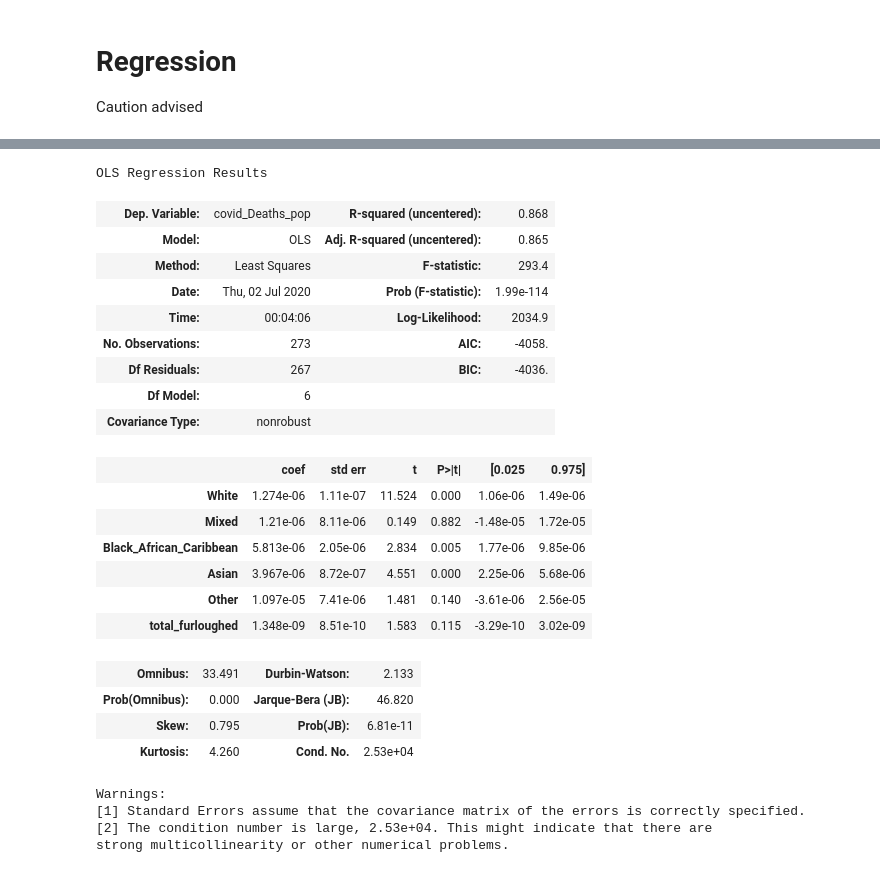
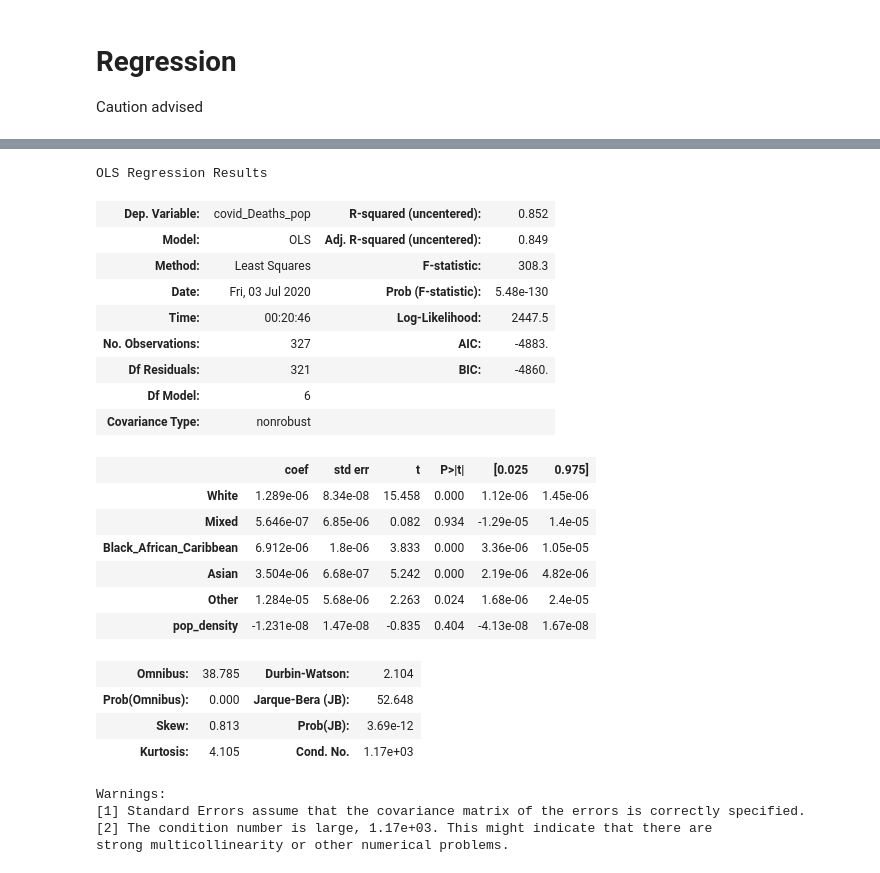
Before and after one commit to Quotennial/covid_bame, a Jupyter notebook: notebooks/ONS Deaths and Ethnicity.ipynb, the cells around one changed output, grey strips where cells are left out. Cells and saved outputs as stored; diff of their text form; code cells hidden in the pictures.

```diff
--- a/notebooks/ONS Deaths and Ethnicity.ipynb
+++ b/notebooks/ONS Deaths and Ethnicity.ipynb
@@ -67,7 +90,3 @@ reg_plot(df, "covid_Deaths")
 reg_plot(df, "all_Deaths")
 # %% [output]
 [figure]
-# %%
-df[df.columns[5]] = df["covid_Deaths"]/df["Denominator"] # normalise deaths by population
-df.rename(columns={df.columns[5]:'covid_Deaths_pop'}, inplace=True)
-reg_plot(df, "covid_Deaths_pop")
@@ -86,8 +110,8 @@ plt.savefig("../reports/figures/corrmat.png")
 # Grouping Ethnicities
 Grouping ethnicities based on the [5 broad ethnic groups](https://www.ethnicity-facts-figures.service.gov.uk/ethnic-groups) used by the goverment. However in doing so we are already losing the heterogeneity wthin these broad categories and may be missing the differing impacts within them.
 # %%
-df_grouped = df.iloc[:,:6].copy() # target data
-
+df_grouped = df.copy() # target data
+df_grouped = df_grouped.drop(columns = ethnicity_list)
 # sum groups to get total share
 df_grouped["White"] = df[['White', 'White British','White Gypsy or Irish Traveller', 'White Irish', 'White Other']].sum(axis=1)
 df_grouped["Mixed"] = df[['Mixed White and Black Caribbean','Mixed White and Asian',
@@ -160,0 +186,5 @@ plt.savefig(f"../reports/figures/ethnicity_and_density.png")
+# %%
+la_gdf = bame_datastore.lad_geog.gdf.copy()
+la_gdf = la_gdf.to_crs({'init': 'epsg:3395'}) # change projection to Cartesian
+la_gdf["area"] = la_gdf['geometry'].area/ 10**6 # area in square km
+la_gdf.columns
@@ -161,8 +201,11 @@ plt.savefig(f"../reports/figures/ethnicity_and_density.png")
 # %%
-# Adding Deprivation measures
-ethnic_deprv_df = df_grouped.join(bame_datastore.furlough_data.df)
+dense_df = df_grouped.join(la_gdf.set_index("lad09nm"))
+dense_df["pop_density"] = dense_df["total_pop"]/dense_df["area"]
+dense_df = dense_df.drop(columns=["all_Deaths", "covid_Deaths", "area", "total_pop",
+                                  'objectid', 'lad09cd', 'lad09nmw', 'st_areashape','st_lengthshape',])
+
 plt.figure(figsize=(19, 15))
-corrMatrix = ethnic_deprv_df.corr()
+corrMatrix = dense_df.corr()
 sns.heatmap(corrMatrix, annot=True, cmap=sns.diverging_palette(220, 20, n=7))
-plt.savefig("../reports/figures/furlough_cormat.png")
+plt.savefig("../reports/figures/density_corrmat.png")
 # %% [output]
@@ -173,33 +232,33 @@ Caution advised
 # %%
-reg_all = ethnic_deprv_df.drop(columns=["Sex","Geography","Area Code","all_Deaths","all_Rate", "Area code"])
+reg_all = dense_df.reset_index().drop(columns=["geometry", "all_Rate", "index", "covid_Rate"])
 X = reg_all.drop(columns=["covid_Deaths_pop"])
 y = reg_all.covid_Deaths_pop
 res = sm.OLS(y, X.astype(float), missing='drop').fit()
 
 res.summary()
 # %% [output]
 OLS Regression Results
-| Dep. Variable: | covid_Deaths_pop | R-squared (uncentered): | 0.868 |
-| Model: | OLS | Adj. R-squared (uncentered): | 0.865 |
-| Method: | Least Squares | F-statistic: | 293.4 |
-| Date: | Thu, 02 Jul 2020 | Prob (F-statistic): | 1.99e-114 |
-| Time: | 00:04:06 | Log-Likelihood: | 2034.9 |
-| No. Observations: | 273 | AIC: | -4058. |
-| Df Residuals: | 267 | BIC: | -4036. |
+| Dep. Variable: | covid_Deaths_pop | R-squared (uncentered): | 0.852 |
+| Model: | OLS | Adj. R-squared (uncentered): | 0.849 |
+| Method: | Least Squares | F-statistic: | 308.3 |
+| Date: | Fri, 03 Jul 2020 | Prob (F-statistic): | 5.48e-130 |
+| Time: | 00:20:46 | Log-Likelihood: | 2447.5 |
+| No. Observations: | 327 | AIC: | -4883. |
+| Df Residuals: | 321 | BIC: | -4860. |
 | Df Model: | 6 |  |  |
 | Covariance Type: | nonrobust |  |  |
 |  | coef | std err | t | P>|t| | [0.025 | 0.975] |
-| White | 1.274e-06 | 1.11e-07 | 11.524 | 0.000 | 1.06e-06 | 1.49e-06 |
-| Mixed | 1.21e-06 | 8.11e-06 | 0.149 | 0.882 | -1.48e-05 | 1.72e-05 |
-| Black_African_Caribbean | 5.813e-06 | 2.05e-06 | 2.834 | 0.005 | 1.77e-06 | 9.85e-06 |
-| Asian | 3.967e-06 | 8.72e-07 | 4.551 | 0.000 | 2.25e-06 | 5.68e-06 |
-| Other | 1.097e-05 | 7.41e-06 | 1.481 | 0.140 | -3.61e-06 | 2.56e-05 |
-| total_furloughed | 1.348e-09 | 8.51e-10 | 1.583 | 0.115 | -3.29e-10 | 3.02e-09 |
+| White | 1.289e-06 | 8.34e-08 | 15.458 | 0.000 | 1.12e-06 | 1.45e-06 |
+| Mixed | 5.646e-07 | 6.85e-06 | 0.082 | 0.934 | -1.29e-05 | 1.4e-05 |
+| Black_African_Caribbean | 6.912e-06 | 1.8e-06 | 3.833 | 0.000 | 3.36e-06 | 1.05e-05 |
+| Asian | 3.504e-06 | 6.68e-07 | 5.242 | 0.000 | 2.19e-06 | 4.82e-06 |
+| Other | 1.284e-05 | 5.68e-06 | 2.263 | 0.024 | 1.68e-06 | 2.4e-05 |
+| pop_density | -1.231e-08 | 1.47e-08 | -0.835 | 0.404 | -4.13e-08 | 1.67e-08 |
-| Omnibus: | 33.491 | Durbin-Watson: | 2.133 |
-| Prob(Omnibus): | 0.000 | Jarque-Bera (JB): | 46.820 |
-| Skew: | 0.795 | Prob(JB): | 6.81e-11 |
-| Kurtosis: | 4.260 | Cond. No. | 2.53e+04 |
+| Omnibus: | 38.785 | Durbin-Watson: | 2.104 |
+| Prob(Omnibus): | 0.000 | Jarque-Bera (JB): | 52.648 |
+| Skew: | 0.813 | Prob(JB): | 3.69e-12 |
+| Kurtosis: | 4.105 | Cond. No. | 1.17e+03 |
 Warnings:
 [1] Standard Errors assume that the covariance matrix of the errors is correctly specified.
-[2] The condition number is large, 2.53e+04. This might indicate that there are
+[2] The condition number is large, 1.17e+03. This might indicate that there are
 strong multicollinearity or other numerical problems.
```
Also changed, not shown: parts of 23 cells of this notebook, 13 other files.
